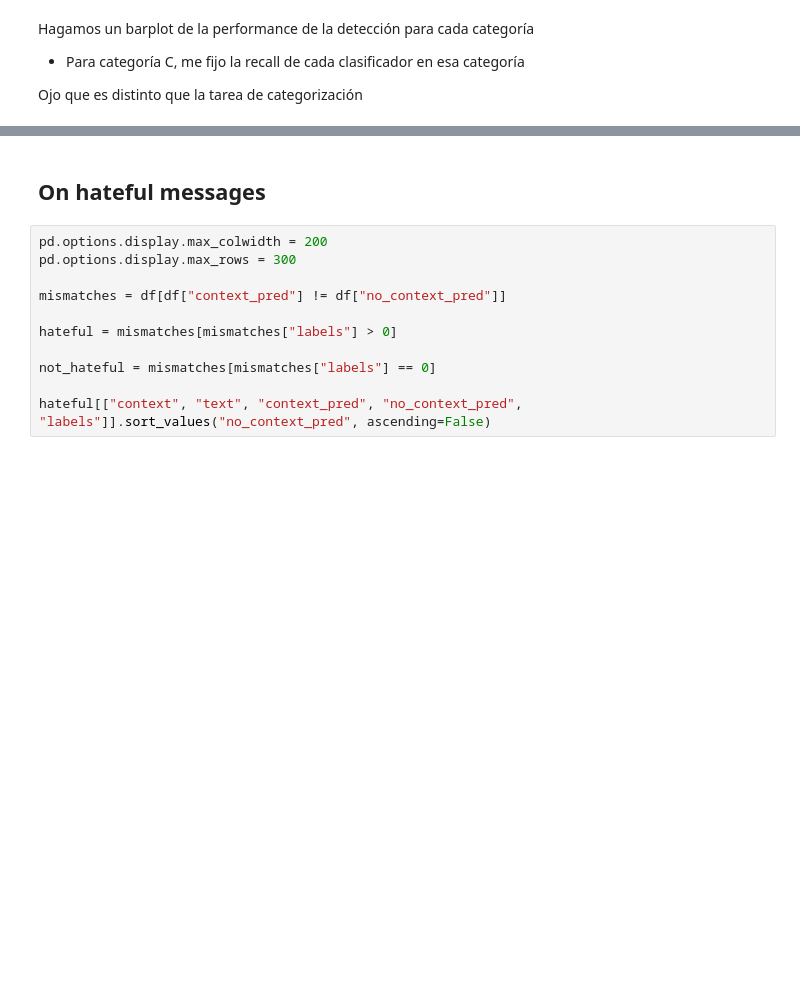
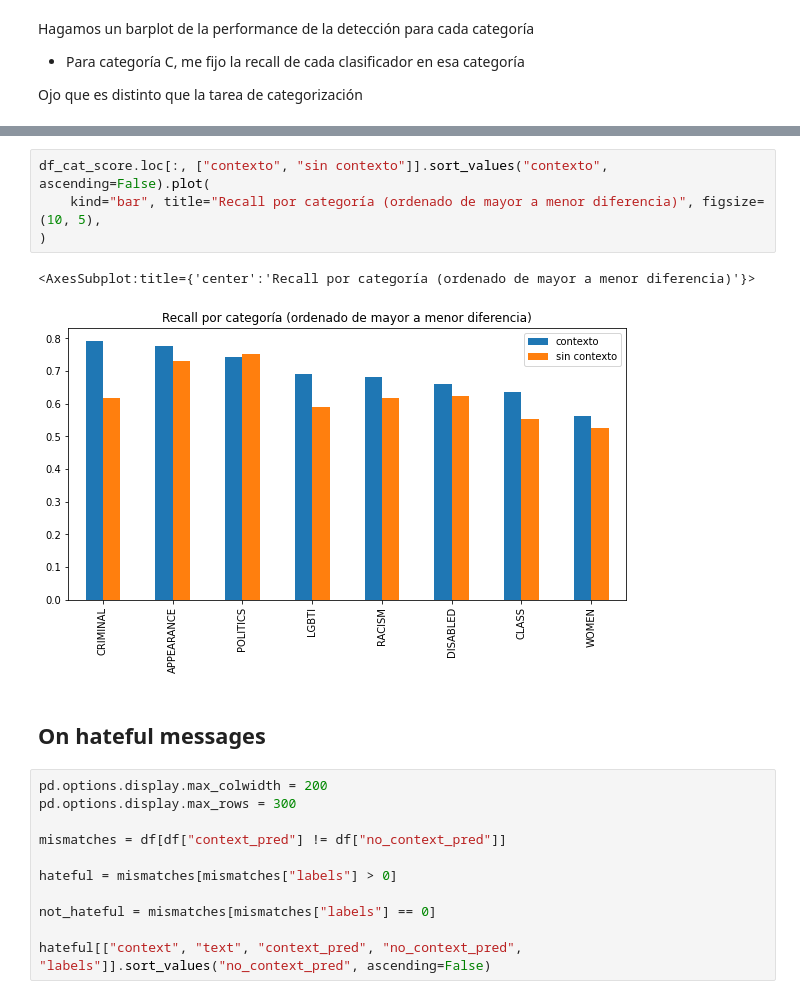
Before and after one commit to finiteautomata/contextualized-hatespeech-classification, a Jupyter notebook: notebooks/Where context helps.ipynb, the cells around one changed output, grey strips where cells are left out. Drawn from its saved outputs; the diff is of its cells as text; blank space fills up the shorter version.

```diff
--- a/notebooks/Where context helps.ipynb
+++ b/notebooks/Where context helps.ipynb
@@ -216,3 +258,10 @@ plt.savefig("recall_category.png")
+# %%
+df_cat_score.loc[:, ["contexto", "sin contexto"]].sort_values("contexto", ascending=False).plot(
+    kind="bar", title="Recall por categoría (ordenado de mayor a menor diferencia)", figsize=(10, 5),
+)
+# %% [output]
+<AxesSubplot:title={'center':'Recall por categoría (ordenado de mayor a menor diferencia)'}>
+[figure, added]
 # %% [markdown]
 ## On hateful messages
 # %%
```
Also changed, not shown: parts of 16 cells of this notebook, 3 other files.
